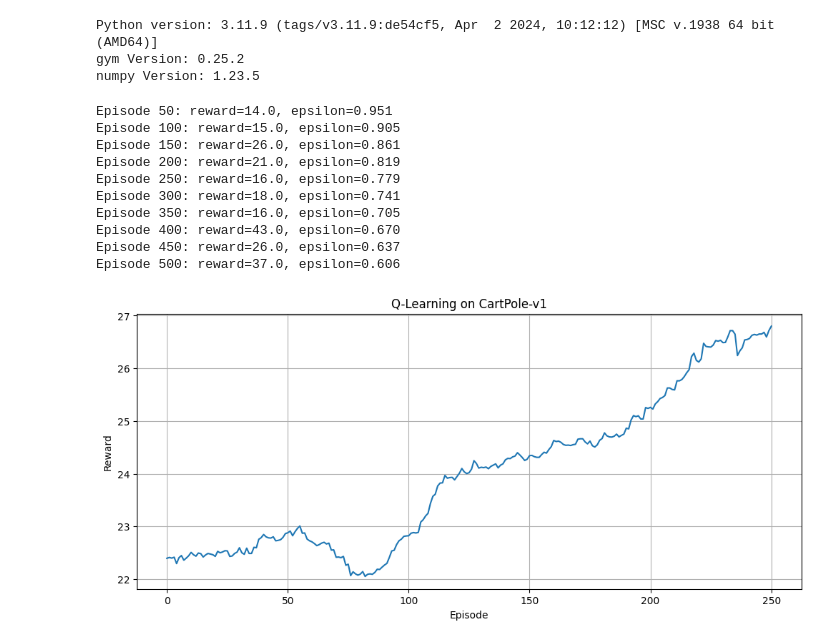
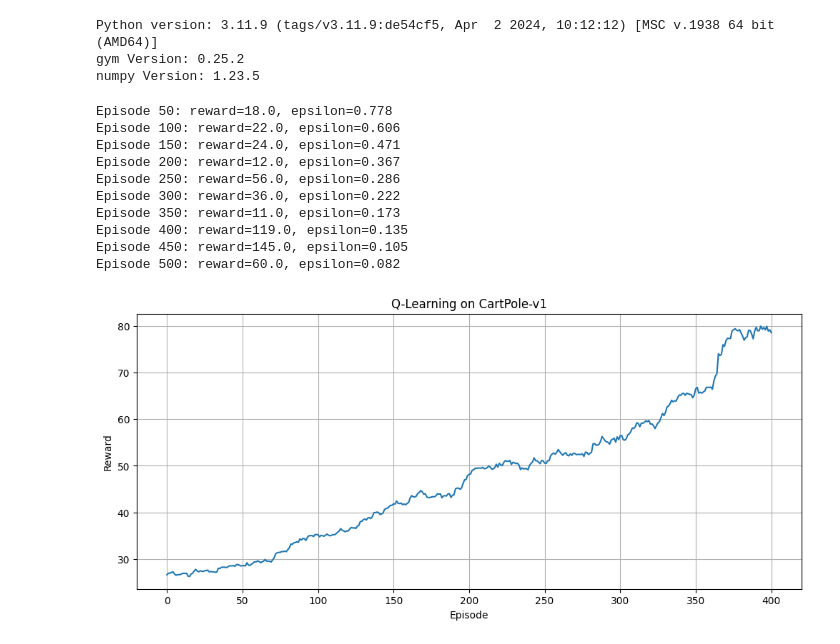
Before and after one commit to VadanKhan/rl-qlearn-cartpole, a Jupyter notebook: rl_qlearn_cartpole/RL_Qlearning_cartpole.ipynb, the cells around one changed output. Saved outputs shown, nothing was run; the diff lists cells and outputs as text; code cells hidden in the pictures.

```diff
--- a/rl_qlearn_cartpole/RL_Qlearning_cartpole.ipynb
+++ b/rl_qlearn_cartpole/RL_Qlearning_cartpole.ipynb
@@ -61,9 +56,37 @@ Q = defaultdict(lambda: np.zeros(n_actions))
+# %%
+# 🎥 Recording configuration
+recording_enabled = True       # 🔁 Set to False to disable all video recording
+record_from_episode = 2000     # 📍 Start recording from this episode
+record_every_n_episodes = 1000 # 🔂 Record every N episodes
+
+# 📁 Save videos in a "videos" folder one level above the notebook
+video_dir = (Path().resolve().parent / "videos").resolve()
+video_dir.mkdir(parents=True, exist_ok=True)
+
+def make_env_with_optional_recording(episode_num):
+    """
+    Creates CartPole-v1 environment, optionally wrapped with RecordVideo.
+    Recording only occurs if enabled and episode_num matches conditions.
+    """
+    if recording_enabled and episode_num >= record_from_episode and \
+       (episode_num - record_from_episode) % record_every_n_episodes == 0:
+        env = gym.make("CartPole-v1", render_mode="rgb_array")
+        env = RecordVideo(
+            env,
+            video_folder=str(video_dir),
+            episode_trigger=lambda e: True,
+            name_prefix=f"cartpole_ep{episode_num}"
+        )
+        print(f"[🎥] Recording episode {episode_num} to {video_dir}")
+    else:
+        env = gym.make("CartPole-v1")
+    return env
 # %%
 # Q-learning hyperparameters
 alpha = 0.1       # learning rate
 gamma = 0.99       # discount factor
 epsilon = 1.0      # exploration rate
-epsilon_decay = 0.999
+epsilon_decay = 0.995
 epsilon_min = 0.01
 n_episodes = 500
 # %%
@@ -71,6 +94,7 @@ rewards_per_episode = []
 
 # Q-learning loop
 for episode in range(n_episodes):
+    env = make_env_with_optional_recording(episode)  # ⬅️ create env per episode
     obs = env.reset()
     state = discretize(obs[0] if isinstance(obs, tuple) else obs)
     total_reward = 0
@@ -94,35 +118,35 @@ for episode in range(n_episodes):
 
         state = next_state
 
+    env.close()  # ✅ close per-episode env, especially for video encoding
+
     epsilon = max(epsilon_min, epsilon * epsilon_decay)
     rewards_per_episode.append(total_reward)
 
-    if (episode + 1) % (n_episodes/10) == 0:
+    if (episode + 1) % (n_episodes // 10) == 0:
         print(f"Episode {episode + 1}: reward={total_reward}, epsilon={epsilon:.3f}")
-
-env.close()
 # %% [output]
-Episode 50: reward=14.0, epsilon=0.951
-Episode 100: reward=15.0, epsilon=0.905
-Episode 150: reward=26.0, epsilon=0.861
-Episode 200: reward=21.0, epsilon=0.819
-Episode 250: reward=16.0, epsilon=0.779
-Episode 300: reward=18.0, epsilon=0.741
-Episode 350: reward=16.0, epsilon=0.705
-Episode 400: reward=43.0, epsilon=0.670
-Episode 450: reward=26.0, epsilon=0.637
-Episode 500: reward=37.0, epsilon=0.606
+Episode 50: reward=18.0, epsilon=0.778
+Episode 100: reward=22.0, epsilon=0.606
+Episode 150: reward=24.0, epsilon=0.471
+Episode 200: reward=12.0, epsilon=0.367
+Episode 250: reward=56.0, epsilon=0.286
+Episode 300: reward=36.0, epsilon=0.222
+Episode 350: reward=11.0, epsilon=0.173
+Episode 400: reward=119.0, epsilon=0.135
+Episode 450: reward=145.0, epsilon=0.105
+Episode 500: reward=60.0, epsilon=0.082
 # %%
 # Plot training performance
 def moving_average(data, window_size=50):
     return np.convolve(data, np.ones(window_size)/window_size, mode='valid')
 
 plt.figure(figsize=(12, 5))
-plt.plot(moving_average(rewards_per_episode, 250))
+plt.plot(moving_average(rewards_per_episode, 100))
 plt.xlabel("Episode")
 plt.ylabel("Reward")
 plt.title("Q-Learning on CartPole-v1")
 plt.grid(True)
 plt.show()
 # %% [output]
-[figure, old version]
+[figure, new version]
```
Also changed, not shown: parts of 2 cells of this notebook.
